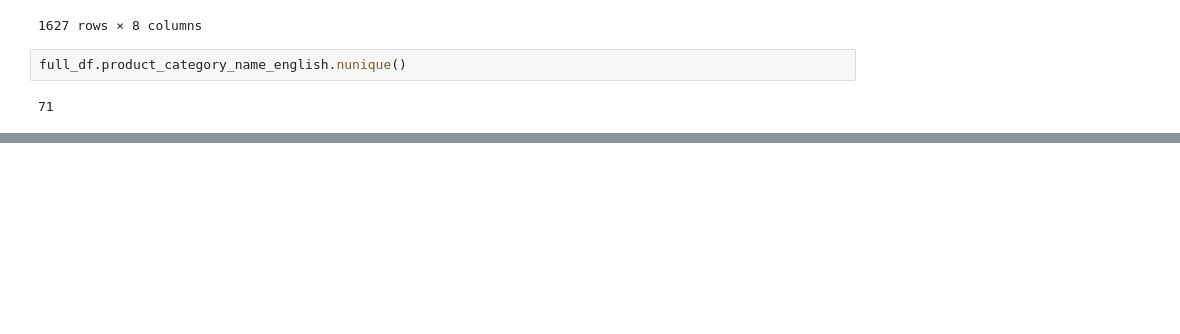
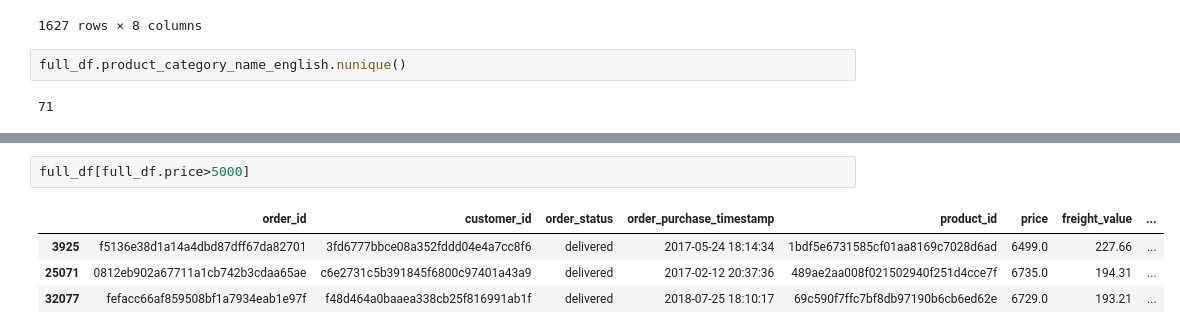
Before and after one commit to pzolnierczyk/E-commerce-Clustering, a Jupyter notebook: clustering.ipynb, the cells around one changed output, grey strips where cells are left out. Drawn from its saved outputs; the diff is of its cells as text; blank space fills up the shorter version.

```diff
--- a/clustering.ipynb
+++ b/clustering.ipynb
@@ -99,0 +108,7 @@ However, this categorical variable variable is used later on and the missing val
+# %%
+full_df[full_df.price>5000]
+# %% [output]
+|  | order_id | customer_id | order_status | order_purchase_timestamp | product_id | price | freight_value | ... |
+| 3925 | f5136e38d1a14a4dbd87dff67da82701 | 3fd6777bbce08a352fddd04e4a7cc8f6 | delivered | 2017-05-24 18:14:34 | 1bdf5e6731585cf01aa8169c7028d6ad | 6499.0 | 227.66 | ... |
+| 25071 | 0812eb902a67711a1cb742b3cdaa65ae | c6e2731c5b391845f6800c97401a43a9 | delivered | 2017-02-12 20:37:36 | 489ae2aa008f021502940f251d4cce7f | 6735.0 | 194.31 | ... |
+| 32077 | fefacc66af859508bf1a7934eab1e97f | f48d464a0baaea338cb25f816991ab1f | delivered | 2018-07-25 18:10:17 | 69c590f7ffc7bf8db97190b6cb6ed62e | 6729.0 | 193.21 | ... |
```
Also changed, not shown: parts of 7 cells of this notebook, 1 other file.
